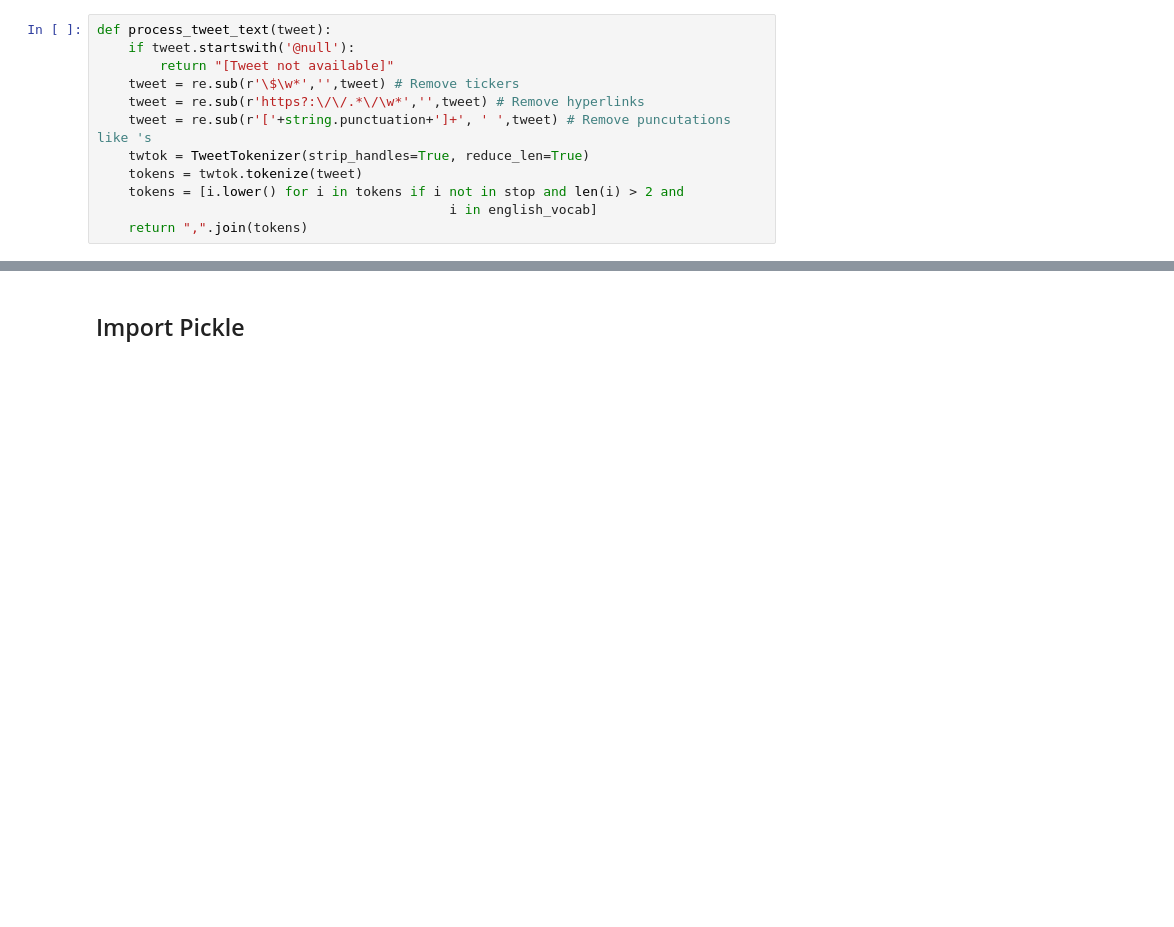
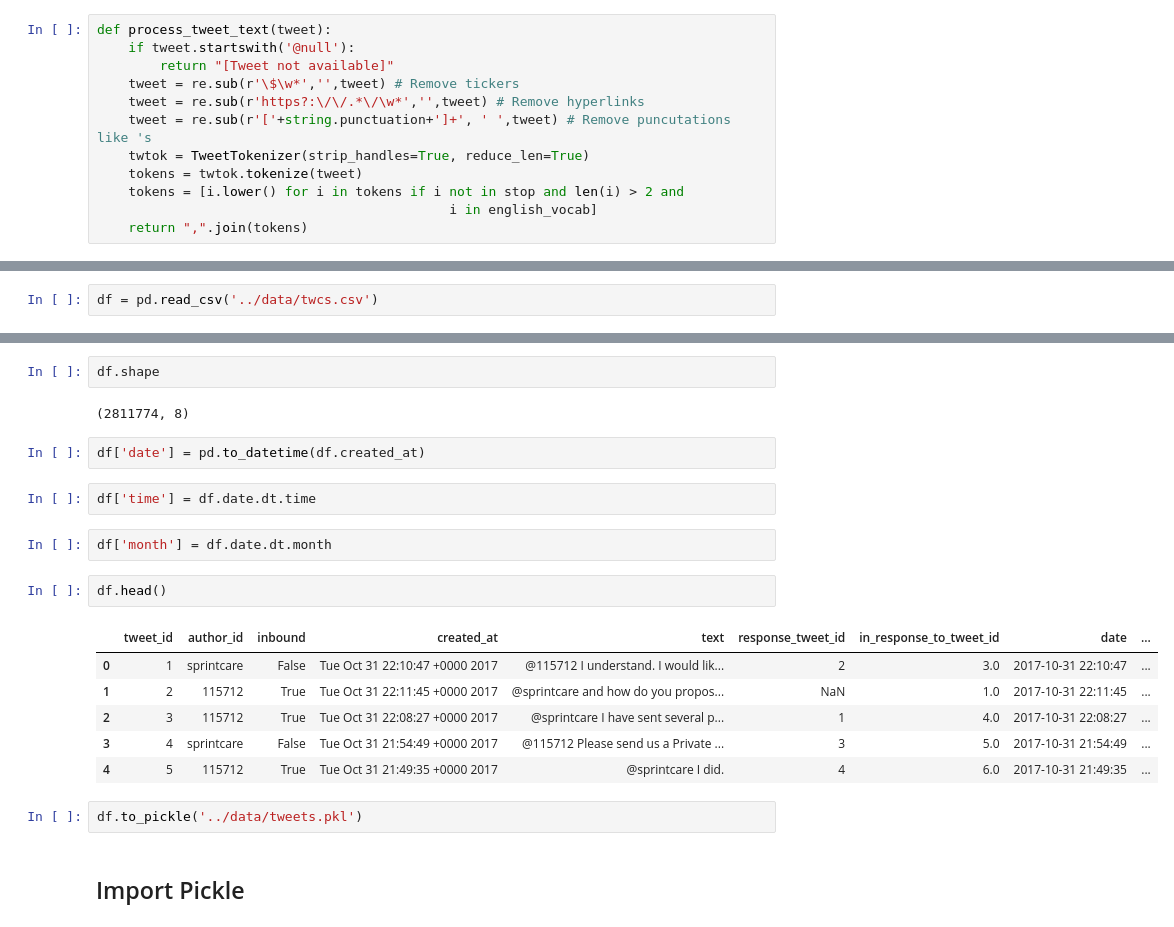
Before and after one commit to xvila/Twitter-Customer-Support-Exploration, a Jupyter notebook: notebooks/Topic Modeling.ipynb, the cells around one changed output, grey strips where cells are left out. Cells and saved outputs as stored; diff of their text form; blank space fills up the shorter version.

```diff
--- a/notebooks/Topic Modeling.ipynb
+++ b/notebooks/Topic Modeling.ipynb
@@ -265,0 +294,2 @@ def process_tweet_text(tweet):
+# %%
+df = pd.read_csv('../data/twcs.csv')
@@ -266,3 +306,24 @@ def process_tweet_text(tweet):
+# %%
+df.shape
+# %% [output]
+(2811774, 8)
+# %%
+df['date'] = pd.to_datetime(df.created_at)
+# %%
+df['time'] = df.date.dt.time
+# %%
+df['month'] = df.date.dt.month
+# %%
+df.head()
+# %% [output]
+|  | tweet_id | author_id | inbound | created_at | text | response_tweet_id | in_response_to_tweet_id | date | ... |
+| 0 | 1 | sprintcare | False | Tue Oct 31 22:10:47 +0000 2017 | @115712 I understand. I would lik... | 2 | 3.0 | 2017-10-31 22:10:47 | ... |
+| 1 | 2 | 115712 | True | Tue Oct 31 22:11:45 +0000 2017 | @sprintcare and how do you propos... | NaN | 1.0 | 2017-10-31 22:11:45 | ... |
+| 2 | 3 | 115712 | True | Tue Oct 31 22:08:27 +0000 2017 | @sprintcare I have sent several p... | 1 | 4.0 | 2017-10-31 22:08:27 | ... |
+| 3 | 4 | sprintcare | False | Tue Oct 31 21:54:49 +0000 2017 | @115712 Please send us a Private ... | 3 | 5.0 | 2017-10-31 21:54:49 | ... |
+| 4 | 5 | 115712 | True | Tue Oct 31 21:49:35 +0000 2017 | @sprintcare I did. | 4 | 6.0 | 2017-10-31 21:49:35 | ... |
+# %%
+df.to_pickle('../data/tweets.pkl')
 # %% [markdown]
 ## Import Pickle
 # %%
```
Also changed, not shown: parts of 41 cells of this notebook, 2 other files.
